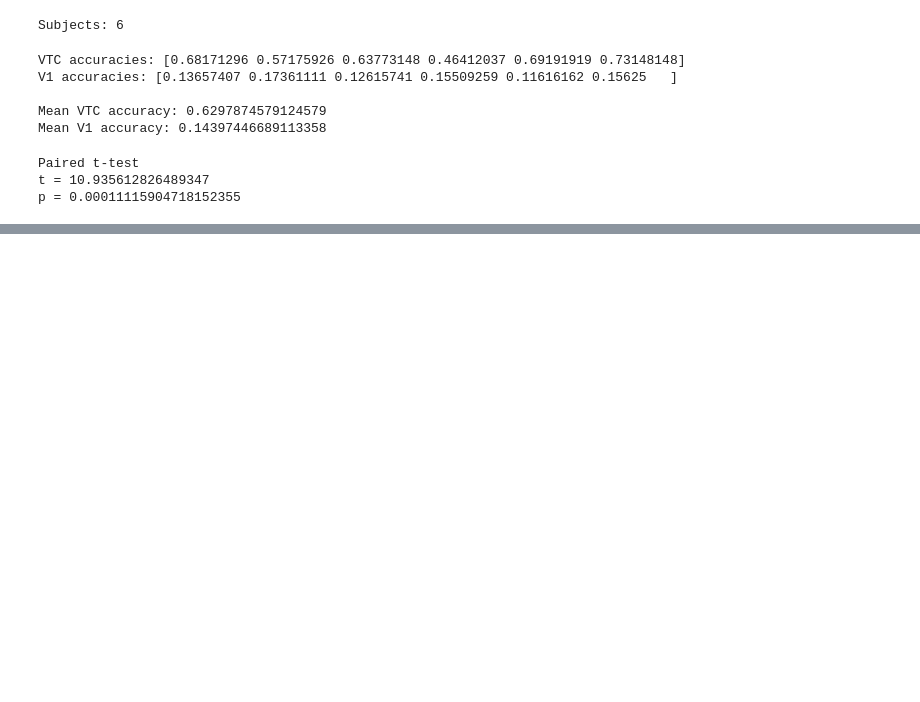
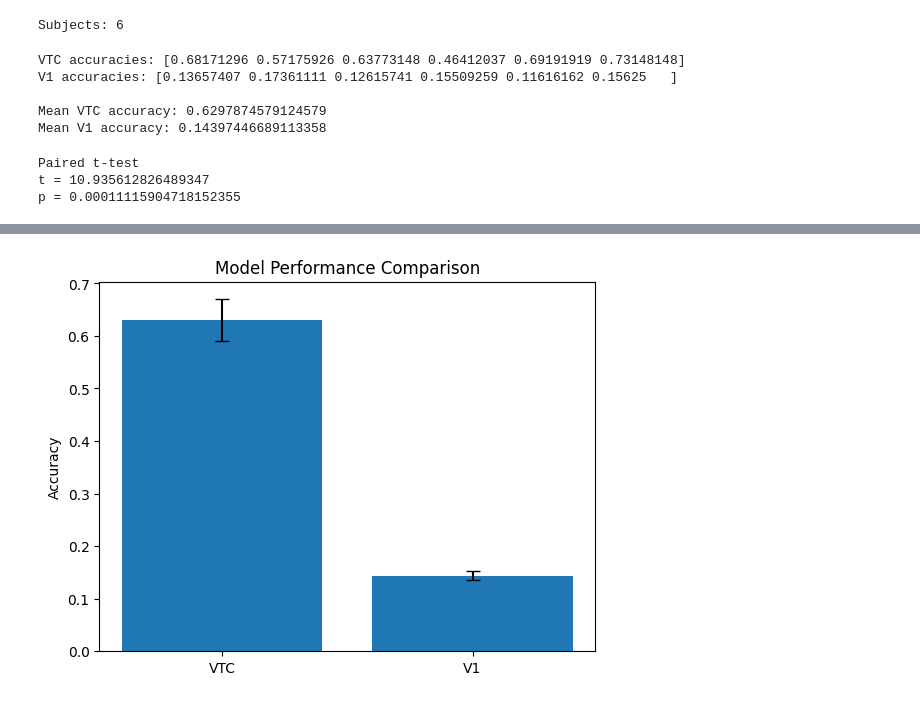
Before and after one commit to HeleenVanAsselt/cmn_project_2_fMRI_dataset, a Jupyter notebook: fMRI_classification.ipynb, the cells around one changed output, grey strips where cells are left out. Drawn from its saved outputs; the diff is of its cells as text; code cells hidden in the pictures; blank space fills up the shorter version.

```diff
--- a/fMRI_classification.ipynb
+++ b/fMRI_classification.ipynb
@@ -117,0 +229,18 @@ p = 0.00011115904718152355
+# %%
+mean_vtc = np.mean(vtc_accuracies)
+mean_v1 = np.mean(v1_accuracies)
+
+sem_vtc = np.std(vtc_accuracies, ddof=1) / np.sqrt(len(vtc_accuracies))
+sem_v1 = np.std(v1_accuracies, ddof=1) / np.sqrt(len(v1_accuracies))
+
+means = [mean_vtc, mean_v1]
+sems = [sem_vtc, sem_v1]
+
+labels = ["VTC", "V1"]
+
+plt.bar(labels, means, yerr=sems, capsize=5)
+plt.ylabel("Accuracy")
+plt.title("Model Performance Comparison")
+plt.show()
+# %% [output]
+[figure, added]
```
Also changed, not shown: parts of 3 cells of this notebook, 1 other file.
